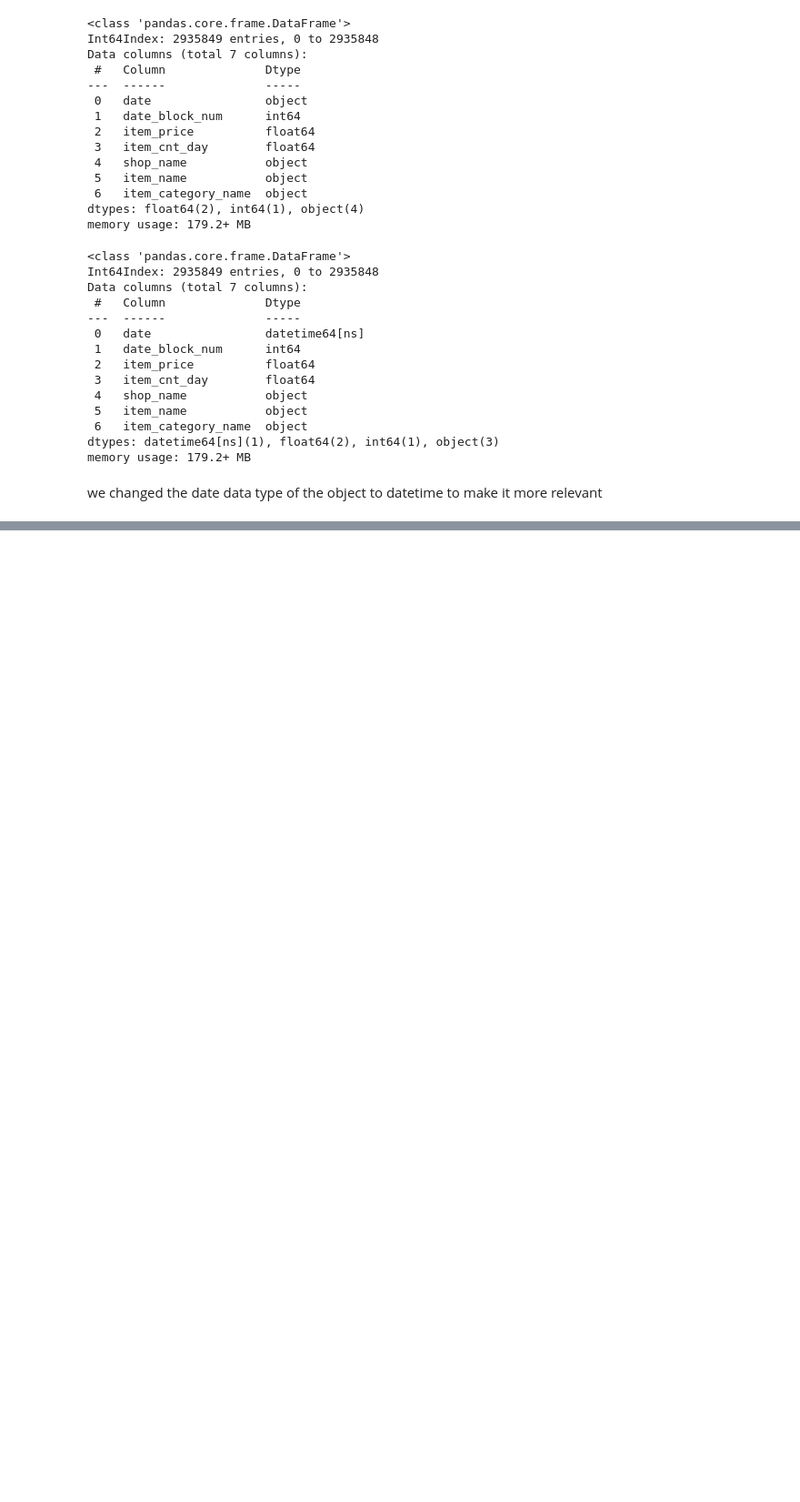
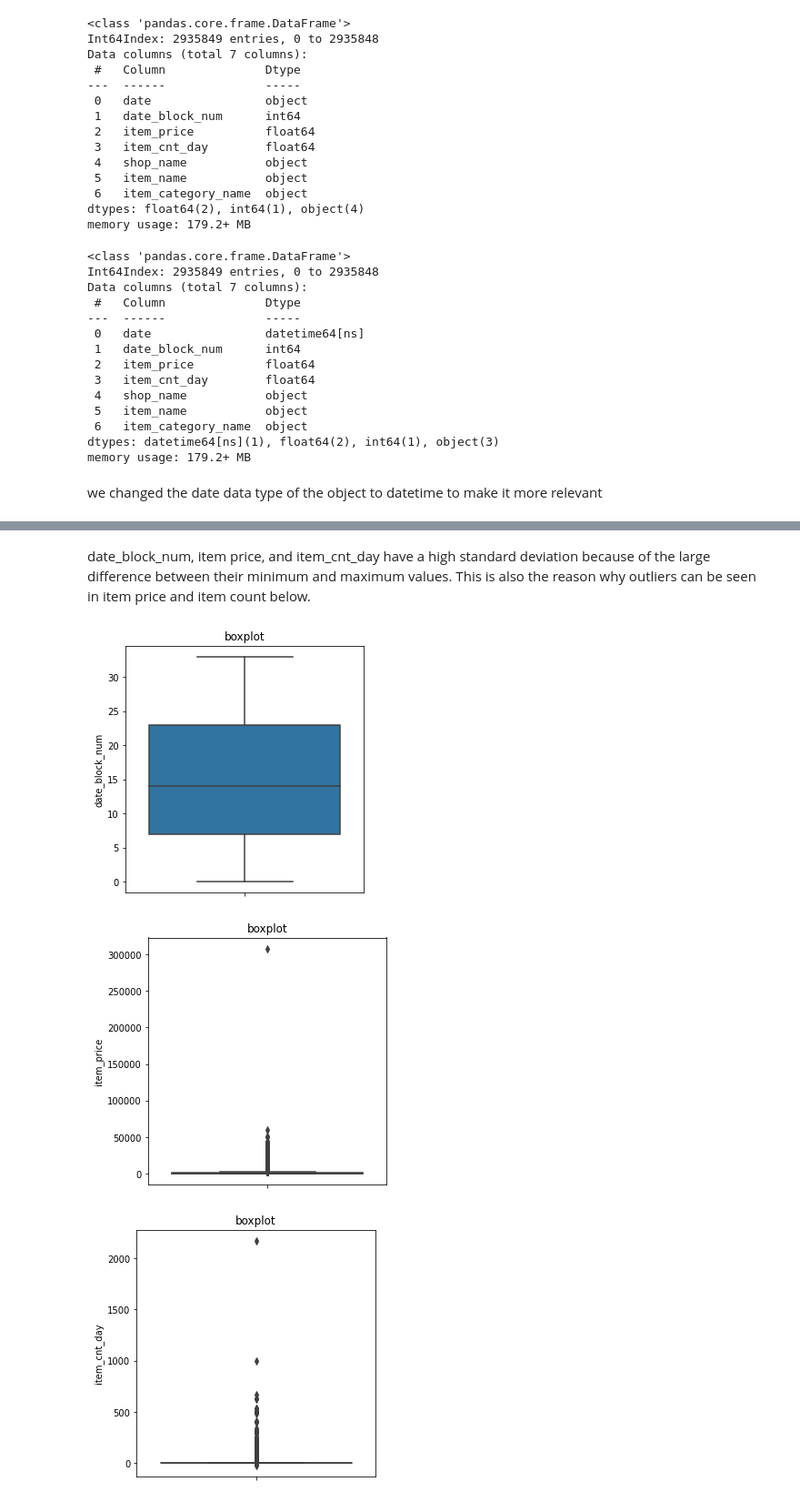
Before and after one commit to learndosomethingINA/learndosomethingINA, a Jupyter notebook: predict-future-sales-practice.ipynb, the cells around one changed output, grey strips where cells are left out. Shown at 91% size. Cells and saved outputs as stored; diff of their text form; code cells hidden in the pictures; blank space fills up the shorter version.

Commit message:
Kaggle Notebook | Predict Future Sales Data | Version 2

```diff
--- a/predict-future-sales-practice.ipynb
+++ b/predict-future-sales-practice.ipynb
@@ -148,0 +230,19 @@ we changed the date data type of the object to datetime to make it more relevant
+# %% [markdown]
+date_block_num, item price, and item_cnt_day have a high standard deviation because of the large difference between their minimum and maximum values. This is also the reason why outliers can be seen in item price and item count below.
+# %%
+data = df[['date_block_num', 'item_price', 'item_cnt_day']]
+def num_plot(df,var):
+    fig = plt.figure(figsize = (16, 5))
+    plt.subplot(1,3,3)
+    sns.boxplot(y= df[var])
+    plt.title('boxplot')
+    plt.show()
+
+
+
+for var in data:
+    num_plot(data, var)
+# %% [output]
+[figure, added]
+[figure, added]
+[figure, added]
```
Also changed, not shown: parts of 12 cells of this notebook.
